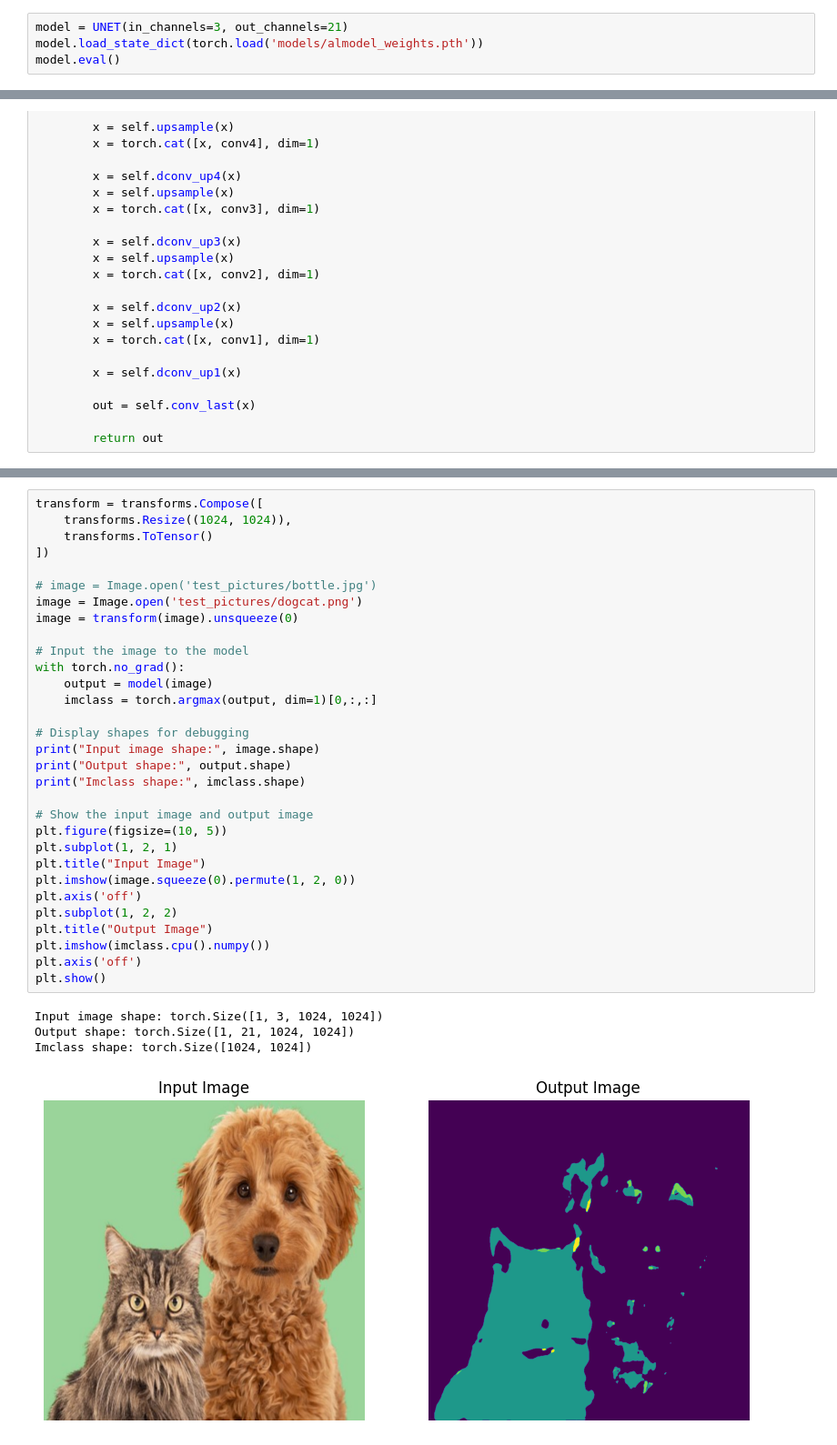
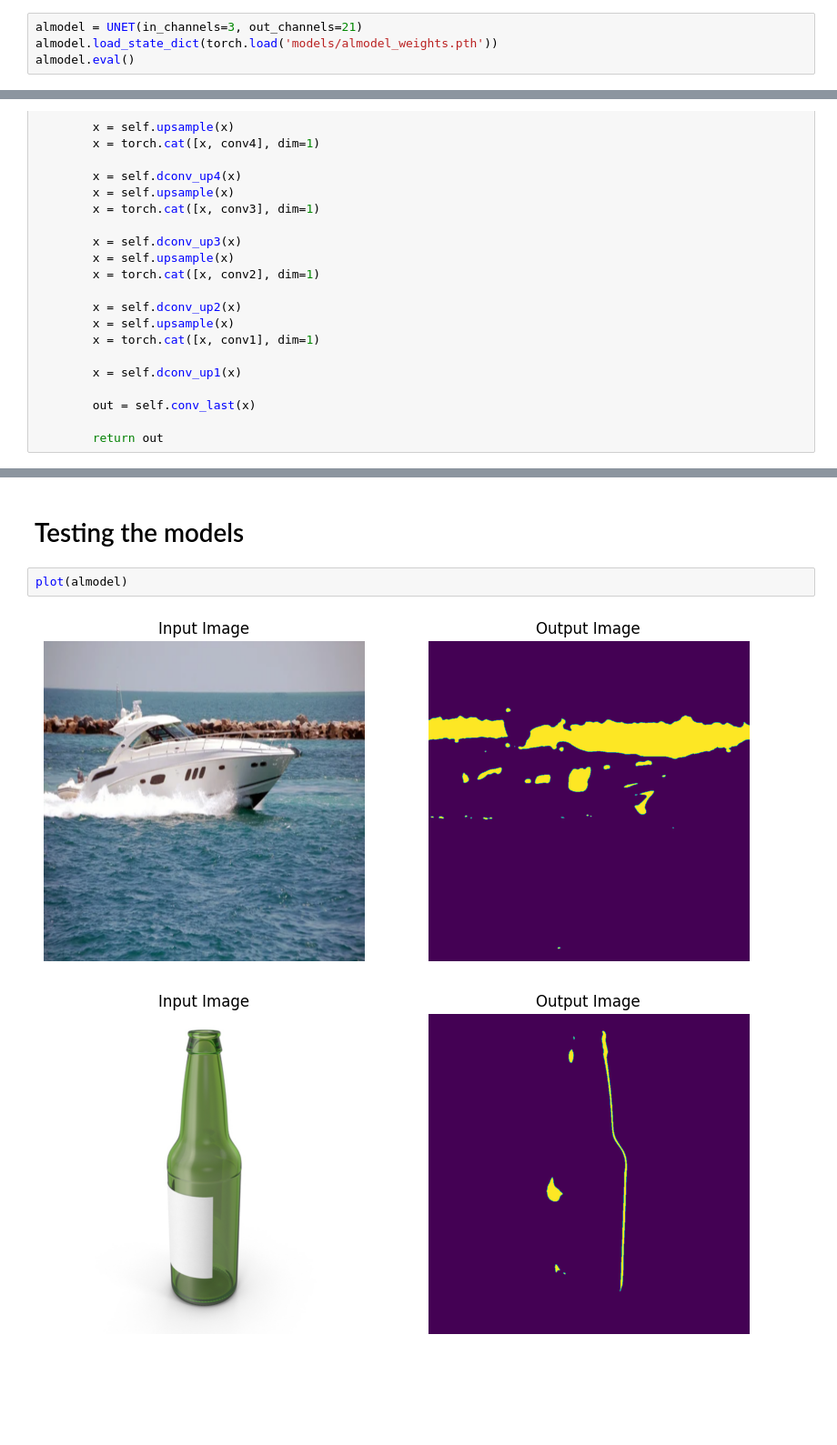
Before and after one commit to ZeroMeOut/ImageSegmentation, a Jupyter notebook: test.ipynb, the cells around one changed output, grey strips where cells are left out. Shown at 91% size. Saved outputs shown, nothing was run; the diff lists cells and outputs as text; blank space fills up the shorter version.

```diff
--- a/test.ipynb
+++ b/test.ipynb
@@ -74,9 +115,9 @@ class UNET(nn.Module):
 
         return self.final_conv(x)
 # %%
-model = UNET(in_channels=3, out_channels=21)
-model.load_state_dict(torch.load('models/almodel_weights.pth'))
-model.eval()
+almodel = UNET(in_channels=3, out_channels=21)
+almodel.load_state_dict(torch.load('models/almodel_weights.pth'))
+almodel.eval()
 # %% [output]
 UNET(
   (ups): ModuleList(
@@ -228,39 +233,10 @@ UNet(
   )
   (conv_last): Conv2d(64, 21, kernel_size=(1, 1), stride=(1, 1))
 )
-# %%
-transform = transforms.Compose([
-    transforms.Resize((1024, 1024)),
-    transforms.ToTensor()
-])
-
-# image = Image.open('test_pictures/bottle.jpg')
-image = Image.open('test_pictures/dogcat.png')
-image = transform(image).unsqueeze(0)
-
-# Input the image to the model
-with torch.no_grad():
-    output = model(image)
-    imclass = torch.argmax(output, dim=1)[0,:,:]
-
-# Display shapes for debugging
-print("Input image shape:", image.shape)
-print("Output shape:", output.shape)
-print("Imclass shape:", imclass.shape)
-
-# Show the input image and output image
-plt.figure(figsize=(10, 5))
-plt.subplot(1, 2, 1)
-plt.title("Input Image")
-plt.imshow(image.squeeze(0).permute(1, 2, 0))
-plt.axis('off')
-plt.subplot(1, 2, 2)
-plt.title("Output Image")
-plt.imshow(imclass.cpu().numpy())
-plt.axis('off')
-plt.show()
-# %% [output]
-Input image shape: torch.Size([1, 3, 1024, 1024])
-Output shape: torch.Size([1, 21, 1024, 1024])
-Imclass shape: torch.Size([1024, 1024])
-[figure, removed]
+# %% [markdown]
+# Testing the models
+# %%
+plot(almodel)
+# %% [output]
+[figure, added]
+[figure, added]
```
Also changed, not shown: parts of 6 cells of this notebook, 3 other files.
